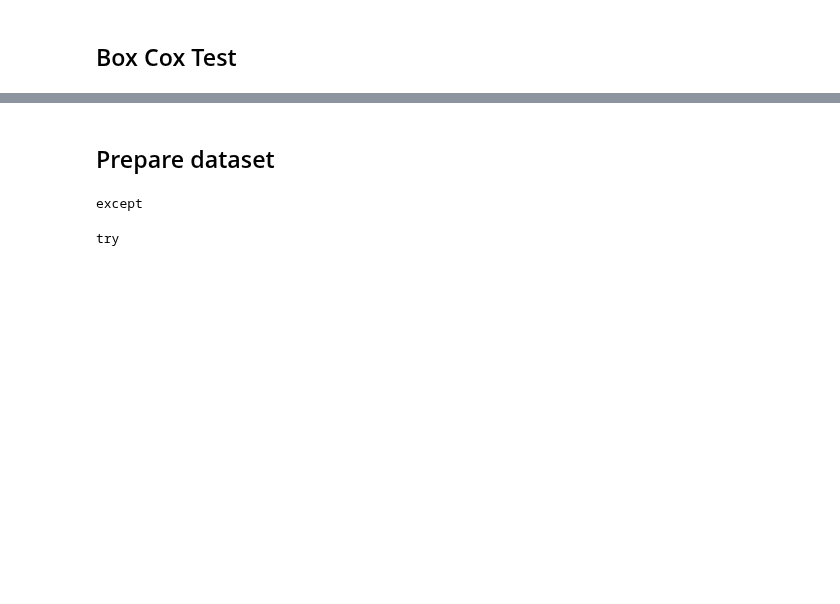
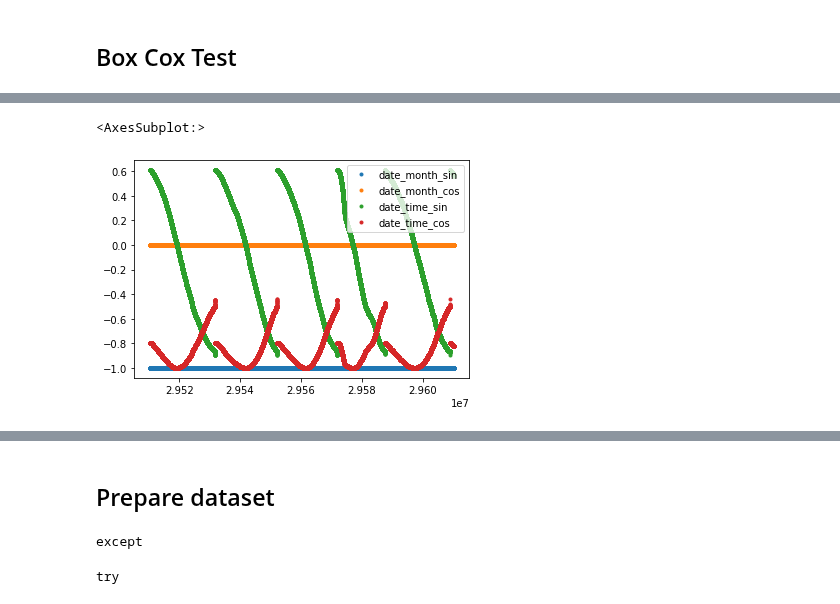
Before and after one commit to KarelZe/thesis, a Jupyter notebook: notebooks/3.0c-feature-engineering.ipynb, the cells around one changed output, grey strips where cells are left out. Cells and saved outputs as stored; diff of their text form; code cells hidden in the pictures; blank space fills up the shorter version.

```diff
--- a/notebooks/3.0c-feature-engineering.ipynb
+++ b/notebooks/3.0c-feature-engineering.ipynb
@@ -179,0 +212,6 @@ results
+# %%
+# shitty me
+test = pd.read_parquet(
+    f"gs://thesis-bucket-option-trade-classification/data/preprocessed/val_set_extended_20.parquet",
+    engine="fastparquet",
+)#.sample(frac=0.1)
@@ -179,0 +238,11 @@ results
+# %%
+test["date_month_sin"] = np.sin(2 * np.pi * test["QUOTE_DATETIME"].dt.year / 12)
+test["date_month_cos"] = np.cos(2 * np.pi * test["QUOTE_DATETIME"].dt.year / 12)
+
+seconds_in_day = 24 * 60 * 60
+seconds = (
+        test["QUOTE_DATETIME"] - test["QUOTE_DATETIME"].dt.normalize()
+    ).dt.total_seconds()
+
+test["date_time_sin"] = np.sin(2 * np.pi * seconds / seconds_in_day)
+test["date_time_cos"] = np.cos(2 * np.pi * seconds / seconds_in_day)
@@ -179,0 +282,5 @@ results
+# %%
+test[["date_month_sin", "date_month_cos","date_time_sin", "date_time_cos"]].head(100000).plot(style=".")
+# %% [output]
+<AxesSubplot:>
+[figure, added]
```
Also changed, not shown: parts of 29 cells of this notebook.
